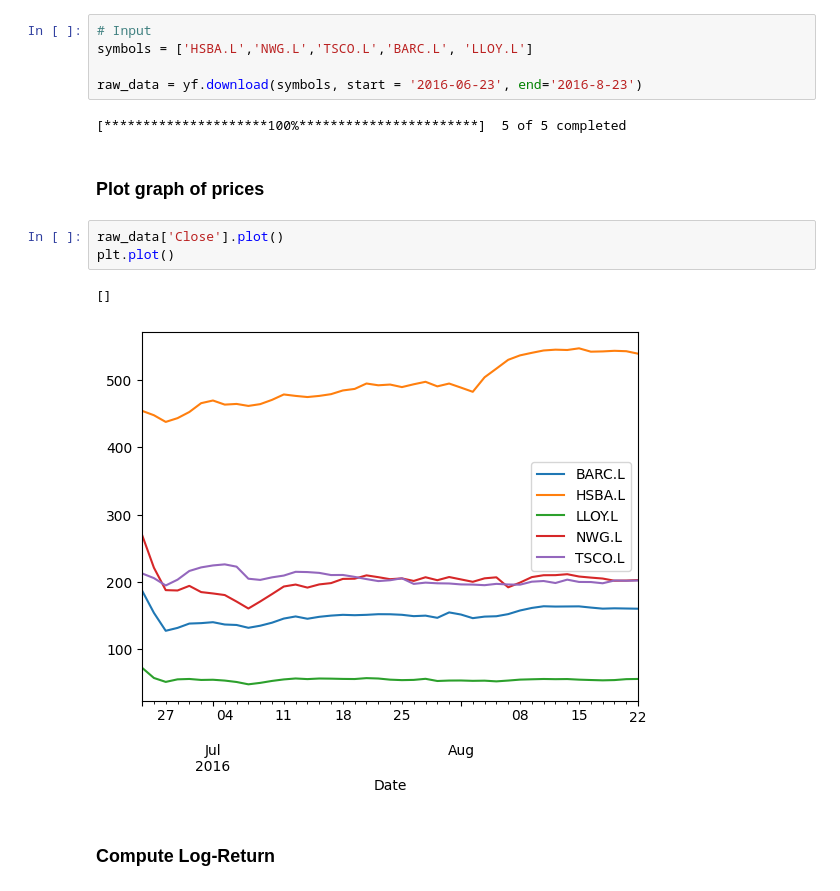
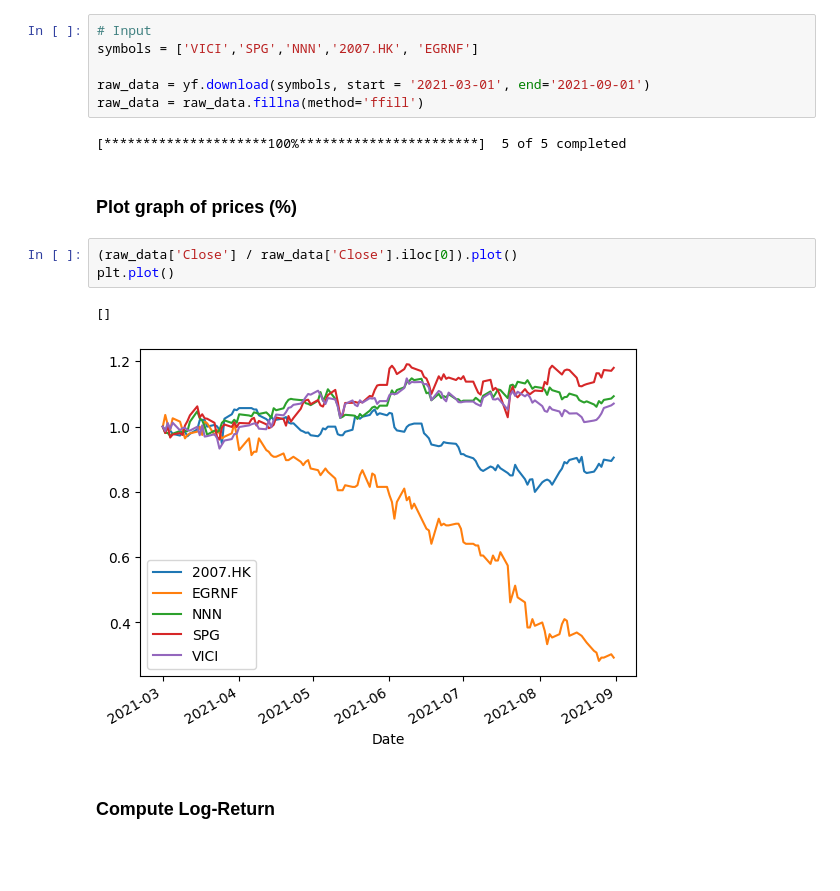
Before and after one commit to devangigaikwad/Comparative-Stock-Performance-Analysis, a Jupyter notebook: Prob & Stats Test Code- DG, Priyesh, Poch .ipynb, the cells around one changed output. Cells and saved outputs as stored; diff of their text form; blank space fills up the shorter version.

```diff
--- a/Prob & Stats Test Code- DG, Priyesh, Poch .ipynb
+++ b/Prob & Stats Test Code- DG, Priyesh, Poch .ipynb
@@ -246,19 +246,20 @@ def return_reg(df, symbol_x: str, symbol_y: str) -> Tuple[float, float, float]:
 ### Load Data
 # %%
 # Input
-symbols = ['HSBA.L','NWG.L','TSCO.L','BARC.L', 'LLOY.L']
+symbols = ['VICI','SPG','NNN','2007.HK', 'EGRNF']
 
-raw_data = yf.download(symbols, start = '2016-06-23', end='2016-8-23')
+raw_data = yf.download(symbols, start = '2021-03-01', end='2021-09-01')
+raw_data = raw_data.fillna(method='ffill')
 # %% [output]
 [*********************100%***********************]  5 of 5 completed
 # %% [markdown]
-### Plot graph of prices
+### Plot graph of prices (%)
 # %%
-raw_data['Close'].plot()
+(raw_data['Close'] / raw_data['Close'].iloc[0]).plot()
 plt.plot()
 # %% [output]
 []
-[figure, old version]
+[figure, new version]
 # %% [markdown]
 ### Compute Log-Return
 # %%
```
Also changed, not shown: parts of 7 cells of this notebook.
